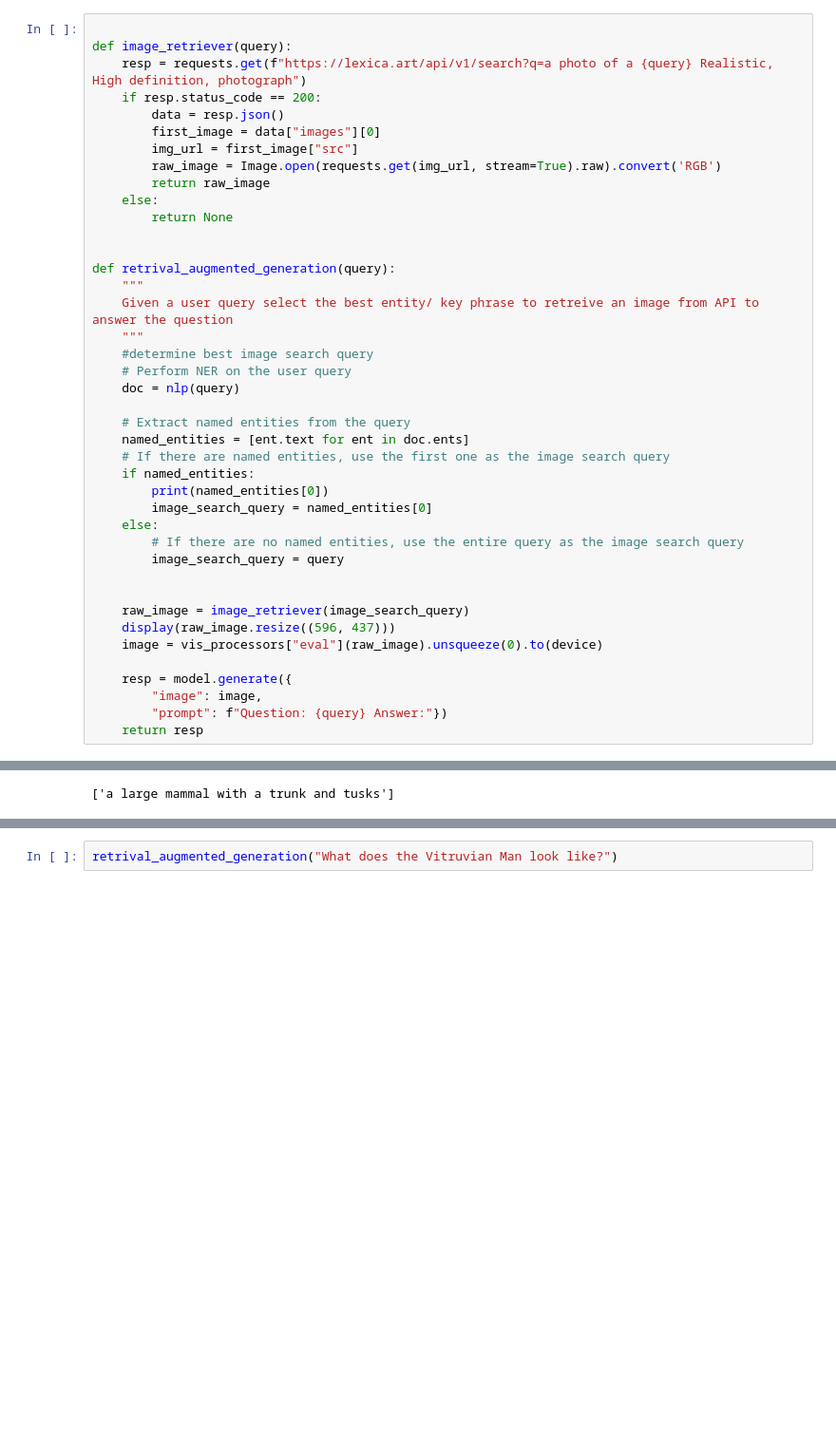
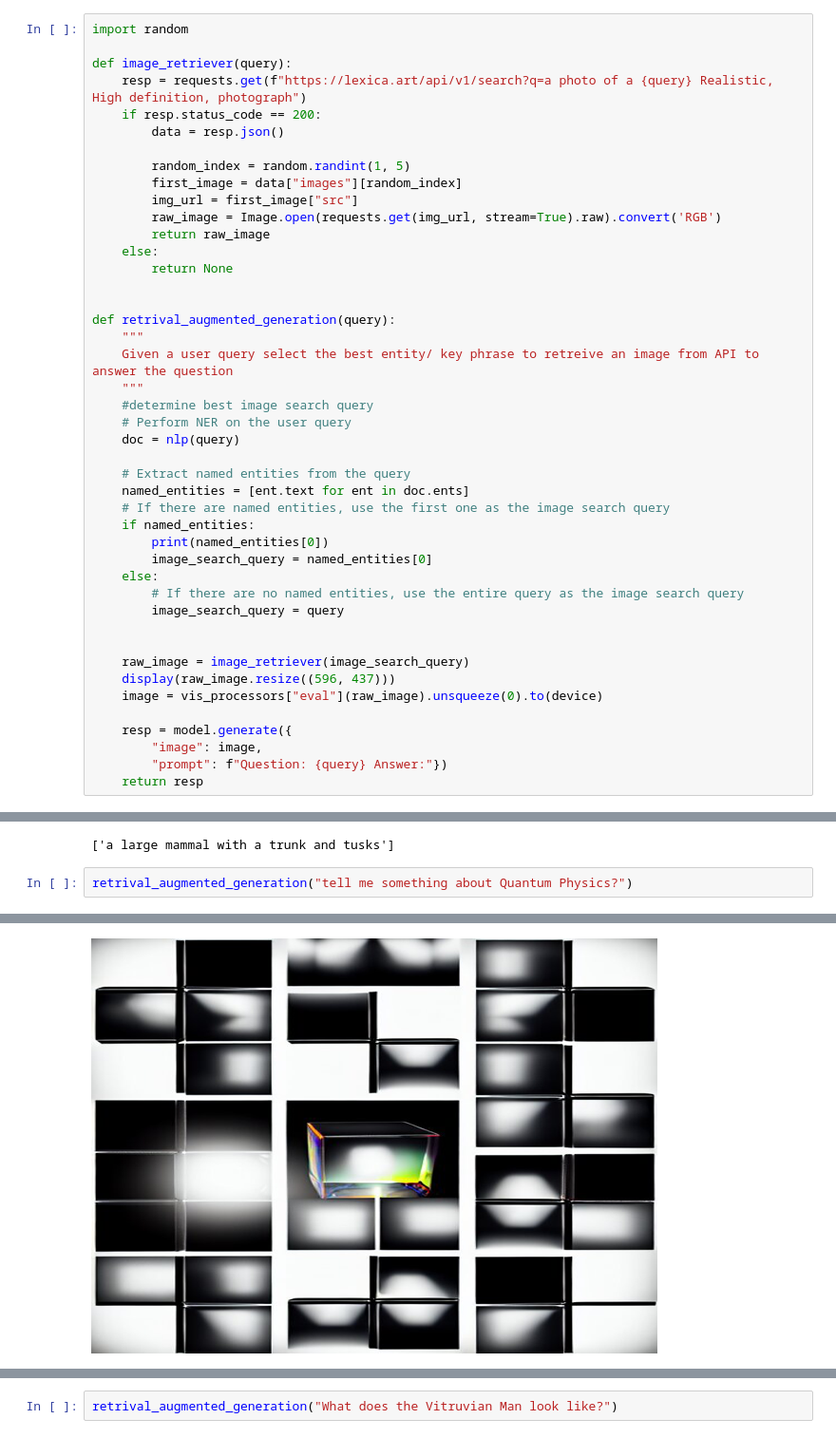
Before and after one commit to danielpatrickhug/BLIP2-RAG, a Jupyter notebook: BLIP2_RAG.ipynb, the cells around one changed output, grey strips where cells are left out. Shown at 95% size. Cells and saved outputs as stored; diff of their text form; blank space fills up the shorter version.

```diff
--- a/BLIP2_RAG.ipynb
+++ b/BLIP2_RAG.ipynb
@@ -88,12 +88,15 @@ import spacy
 # Load the spaCy NER model
 nlp = spacy.load("en_core_web_sm")
 # %%
+import random
 
 def image_retriever(query):
     resp = requests.get(f"https://lexica.art/api/v1/search?q=a photo of a {query} Realistic, High definition, photograph")
     if resp.status_code == 200:
         data = resp.json()
-        first_image = data["images"][0]
+
+        random_index = random.randint(1, 5)
+        first_image = data["images"][random_index]
         img_url = first_image["src"]
         raw_image = Image.open(requests.get(img_url, stream=True).raw).convert('RGB')
         return raw_image
@@ -155,3 +158,6 @@ retrival_augmented_generation("What does an elephant look like?")
 []
 [figure]
 ['a large mammal with a trunk and tusks']
+# %%
+retrival_augmented_generation("tell me something about Quantum Physics?")
+# %% [output]
@@ -157,0 +166 @@ retrival_augmented_generation("What does an elephant look like?")
+[figure, added]
```
Also changed, not shown: parts of 2 cells of this notebook.
